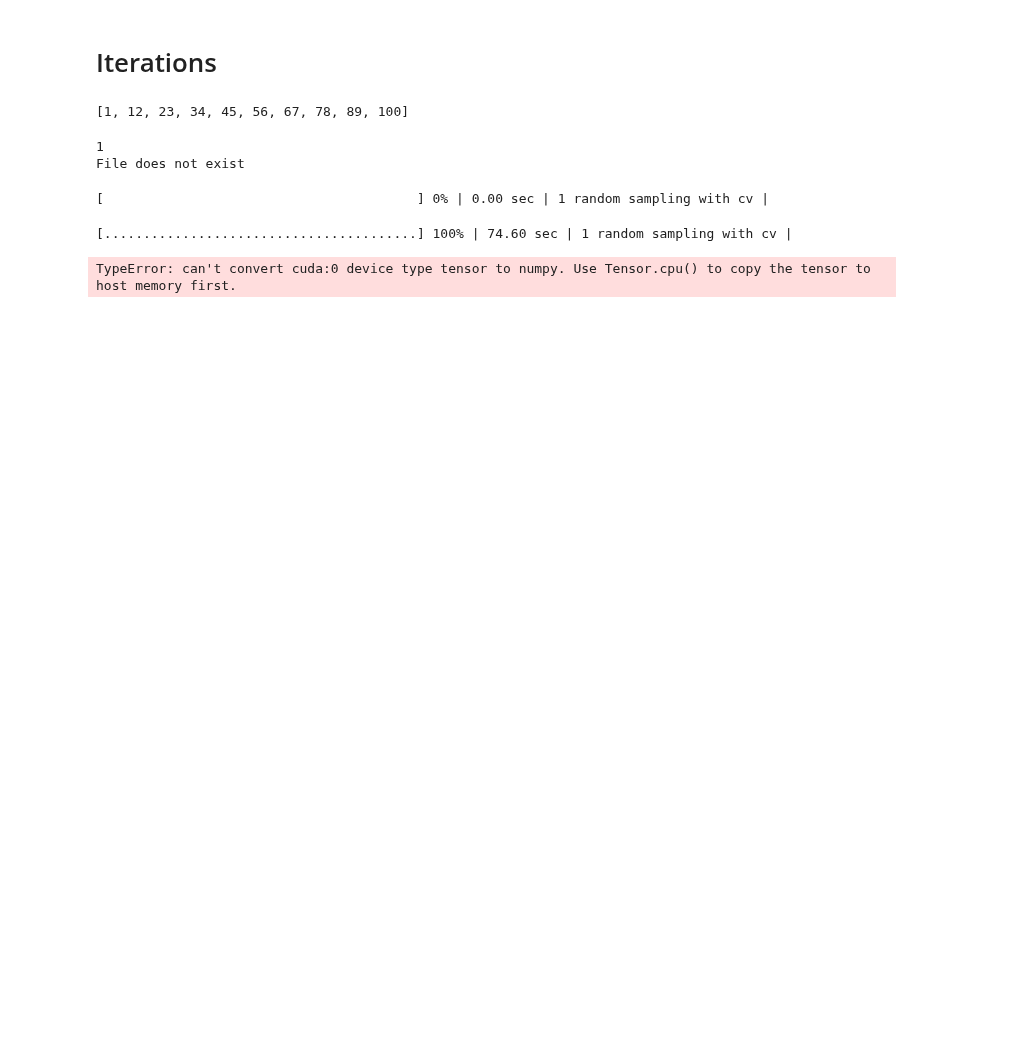
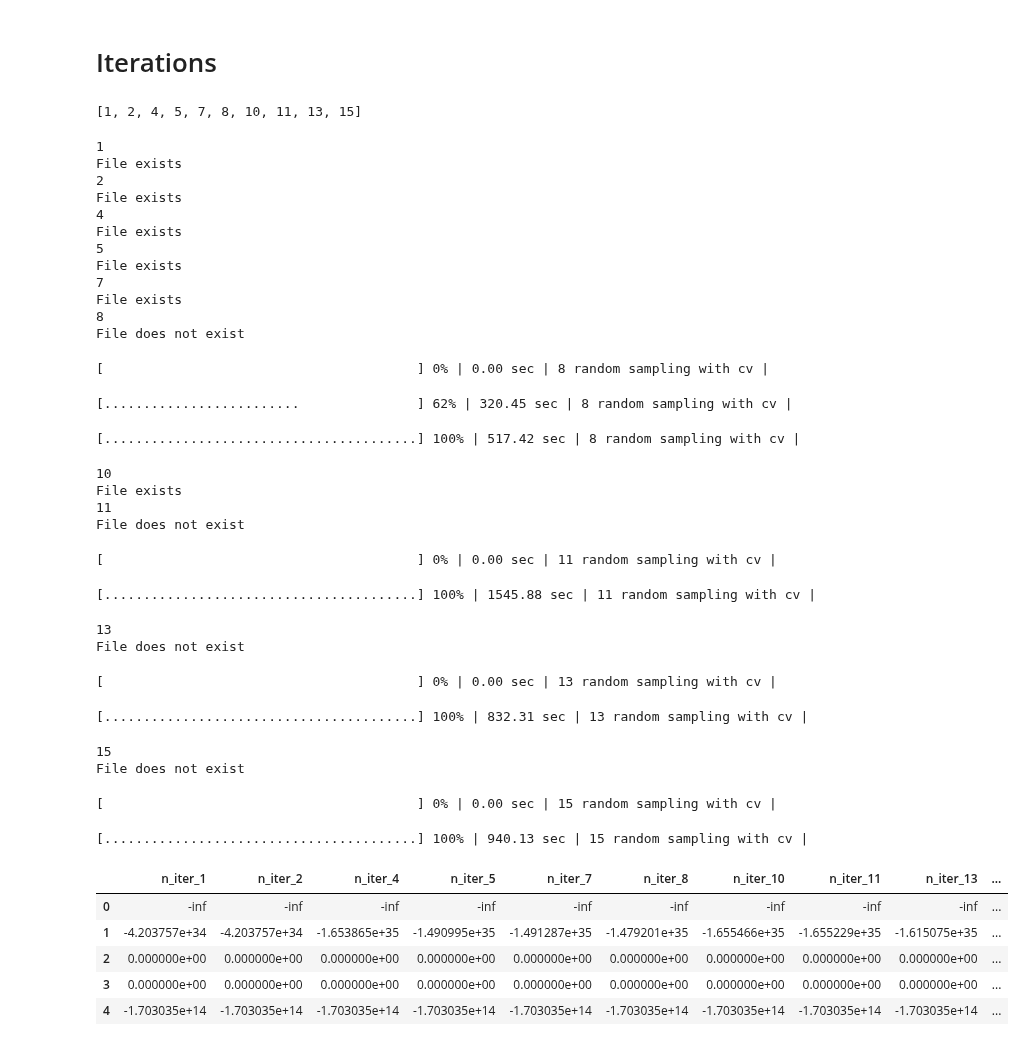
Before and after one commit to leo-schultheiss/compare_variance_residual, a Jupyter notebook: compare_variance_residual/fmri/brain_maps_n_iter_validation.ipynb, the cells around one changed output. Cells and saved outputs as stored; diff of their text form; code cells hidden in the pictures; blank space fills up the shorter version.

```diff
--- a/compare_variance_residual/fmri/brain_maps_n_iter_validation.ipynb
+++ b/compare_variance_residual/fmri/brain_maps_n_iter_validation.ipynb
@@ -50,15 +52,14 @@ Y, n_samples_train = load_brain_data(data_dir, subject, modality)
 # %% [markdown]
 # Iterations
 # %%
-n_iter_range = np.linspace(1, 100, 10).astype(int)
+n_iter_range = np.linspace(1, 15, 10).astype(int)
 # turn to python ints
+n_iter_range = np.unique(n_iter_range)
 n_iter_range = [int(n_iter) for n_iter in n_iter_range]
 n_iter_range
 # %% [output]
-[1, 12, 23, 34, 45, 56, 67, 78, 89, 100]
+[1, 2, 4, 5, 7, 8, 10, 11, 13, 15]
 # %%
-from sklearn.metrics import r2_score
-
 cv_scores = pd.DataFrame()
 for _n_iter in n_iter_range:
     print(_n_iter)
@@ -81,36 +82,69 @@ for _n_iter in n_iter_range:
             banded_ridge_cv
         )
 
         pipeline.fit(X[:n_samples_train], Y[:n_samples_train])
 
-
-
         prediction = pipeline.predict(X[n_samples_train:])
         prediction = backend.to_numpy(prediction)
 
         correlation = np.array([np.corrcoef(Y[n_samples_train:, i], prediction[:, i])[0, 1] for i in range(Y.shape[1])])
 
         # (n_iter, n_targets)
         cv_score = pipeline[-1].cv_scores_
         cv_score = max(cv_score, key=lambda x: x.mean())
 
         r2 = himalaya.scoring.r2_score(Y[n_samples_train:], prediction)
+        r2 = backend.to_numpy(r2)
+
         result = pd.DataFrame(
             {
                 'correlation_score': correlation,
                 'cv_score': cv_score,
                 'r2_score': r2
             }
         )
 
         result.to_csv(path)
+        cv_scores[f"n_iter_{_n_iter}"] = result['r2_score']
     else:
         print("File exists")
         result = pd.read_csv(path)
+        cv_scores[f"n_iter_{_n_iter}"] = result['r2_score']
+cv_scores.head()
 # %% [output]
 1
+File exists
+2
+File exists
+4
+File exists
+5
+File exists
+7
+File exists
+8
 File does not exist
-[                                        ] 0% | 0.00 sec | 1 random sampling with cv |
+[                                        ] 0% | 0.00 sec | 8 random sampling with cv |
-[........................................] 100% | 74.60 sec | 1 random sampling with cv |
+[.........................               ] 62% | 320.45 sec | 8 random sampling with cv |
-TypeError: can't convert cuda:0 device type tensor to numpy. Use Tensor.cpu() to copy the tensor to host memory first.
+[........................................] 100% | 517.42 sec | 8 random sampling with cv |
+10
+File exists
+11
+File does not exist
+[                                        ] 0% | 0.00 sec | 11 random sampling with cv |
+[........................................] 100% | 1545.88 sec | 11 random sampling with cv |
+13
+File does not exist
+[                                        ] 0% | 0.00 sec | 13 random sampling with cv |
+[........................................] 100% | 832.31 sec | 13 random sampling with cv |
+15
+File does not exist
+[                                        ] 0% | 0.00 sec | 15 random sampling with cv |
+[........................................] 100% | 940.13 sec | 15 random sampling with cv |
+|  | n_iter_1 | n_iter_2 | n_iter_4 | n_iter_5 | n_iter_7 | n_iter_8 | n_iter_10 | n_iter_11 | n_iter_13 | ... |
+| 0 | -inf | -inf | -inf | -inf | -inf | -inf | -inf | -inf | -inf | ... |
+| 1 | -4.203757e+34 | -4.203757e+34 | -1.653865e+35 | -1.490995e+35 | -1.491287e+35 | -1.479201e+35 | -1.655466e+35 | -1.655229e+35 | -1.615075e+35 | ... |
+| 2 | 0.000000e+00 | 0.000000e+00 | 0.000000e+00 | 0.000000e+00 | 0.000000e+00 | 0.000000e+00 | 0.000000e+00 | 0.000000e+00 | 0.000000e+00 | ... |
+| 3 | 0.000000e+00 | 0.000000e+00 | 0.000000e+00 | 0.000000e+00 | 0.000000e+00 | 0.000000e+00 | 0.000000e+00 | 0.000000e+00 | 0.000000e+00 | ... |
+| 4 | -1.703035e+14 | -1.703035e+14 | -1.703035e+14 | -1.703035e+14 | -1.703035e+14 | -1.703035e+14 | -1.703035e+14 | -1.703035e+14 | -1.703035e+14 | ... |
 # %%
```
Also changed, not shown: parts of 8 cells of this notebook, 1 other file.
